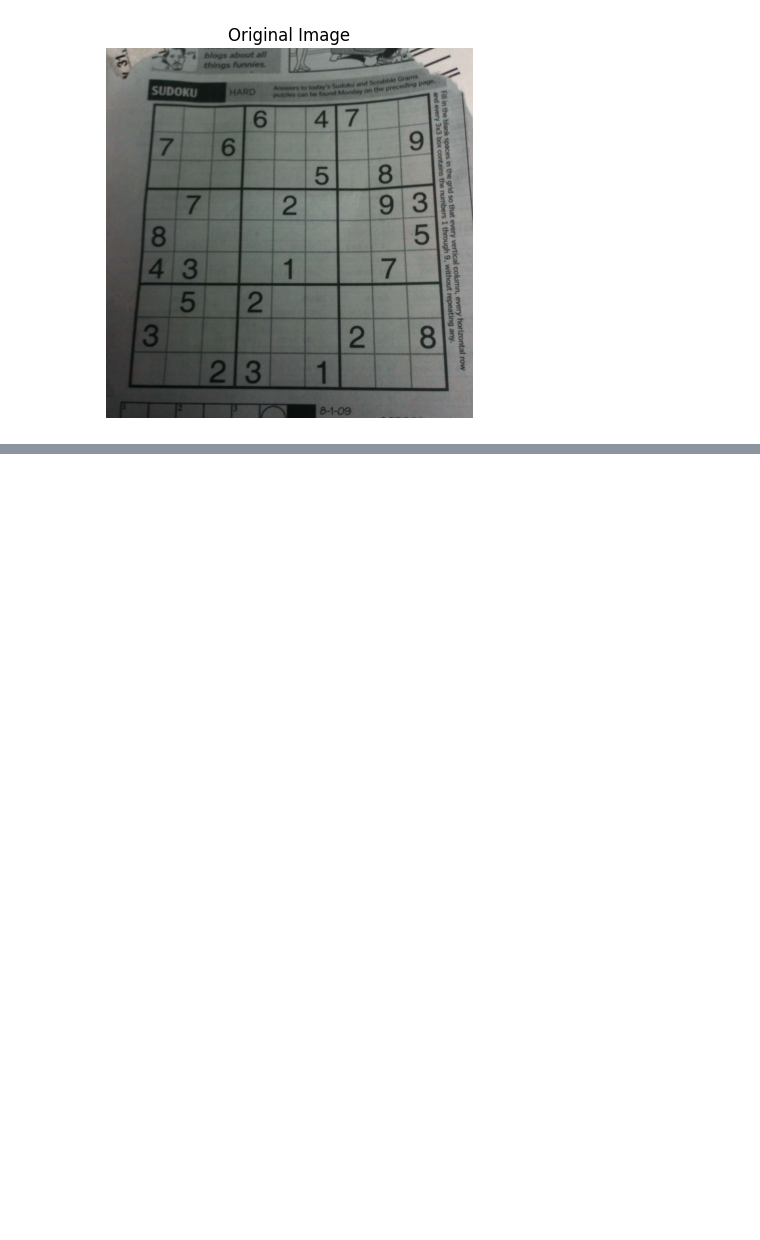
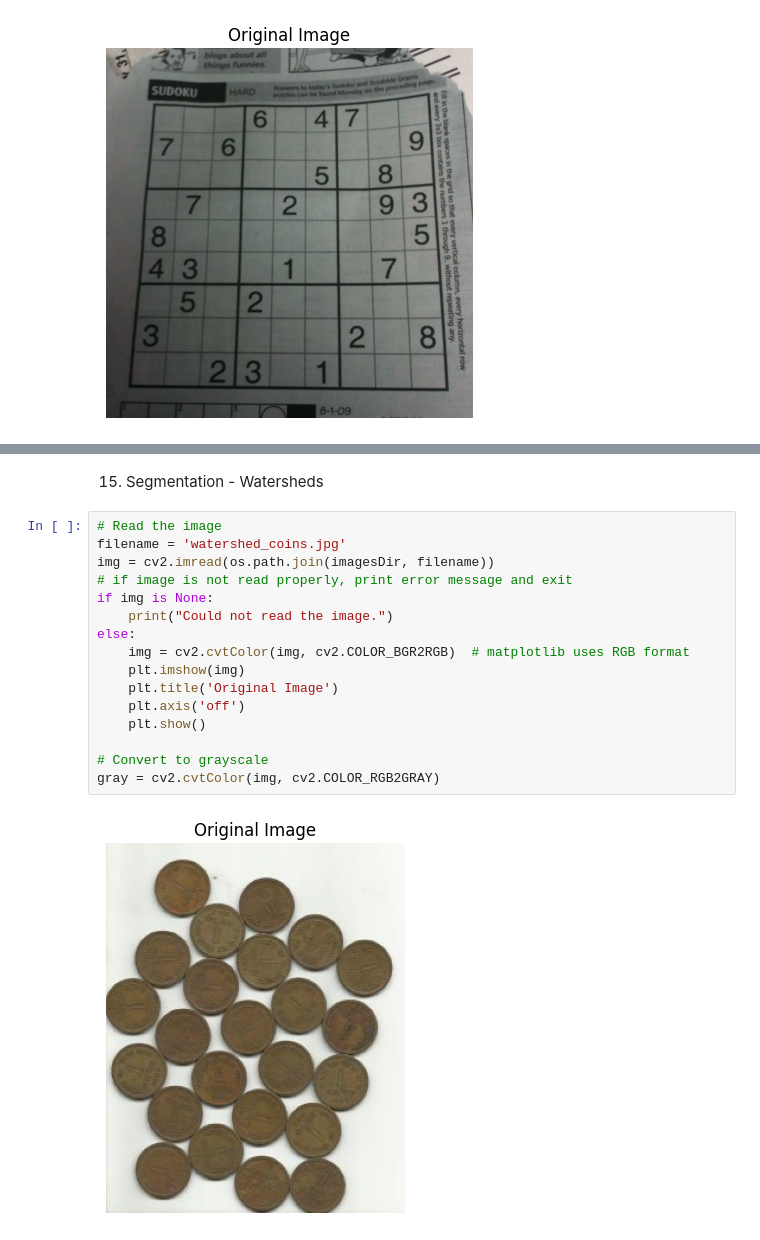
Before and after one commit to monkin77/feup-vc, a Jupyter notebook: weekly_exercises/week5.ipynb, the cells around one changed output, grey strips where cells are left out. Drawn from its saved outputs; the diff is of its cells as text; blank space fills up the shorter version.

Commit message:
Finished Watershed algorithm

```diff
--- a/weekly_exercises/week5.ipynb
+++ b/weekly_exercises/week5.ipynb
@@ -186,3 +187,23 @@ centers:  (2, 3)
 labels:  (314154, 1)
 <matplotlib.image.AxesImage at 0x...>
 [figure]
+# %% [markdown]
+15. Segmentation - Watersheds
+# %%
+# Read the image
+filename = 'watershed_coins.jpg'
+img = cv2.imread(os.path.join(imagesDir, filename))
+# if image is not read properly, print error message and exit
+if img is None:
+    print("Could not read the image.")
+else:
+    img = cv2.cvtColor(img, cv2.COLOR_BGR2RGB)  # matplotlib uses RGB format
+    plt.imshow(img)
+    plt.title('Original Image')
+    plt.axis('off')
+    plt.show()
+
+# Convert to grayscale
+gray = cv2.cvtColor(img, cv2.COLOR_RGB2GRAY)
+# %% [output]
+[figure, added]
```
Also changed, not shown: parts of 5 cells of this notebook.
